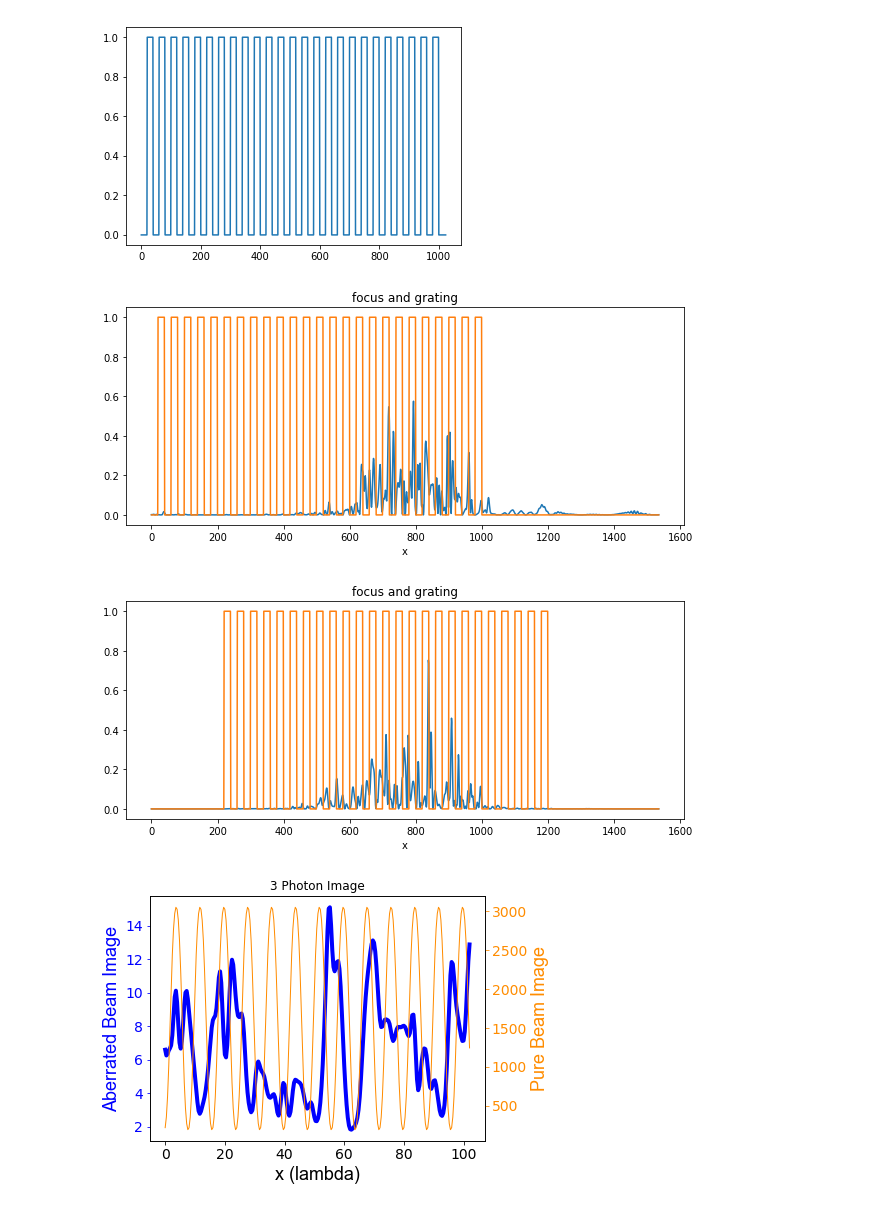
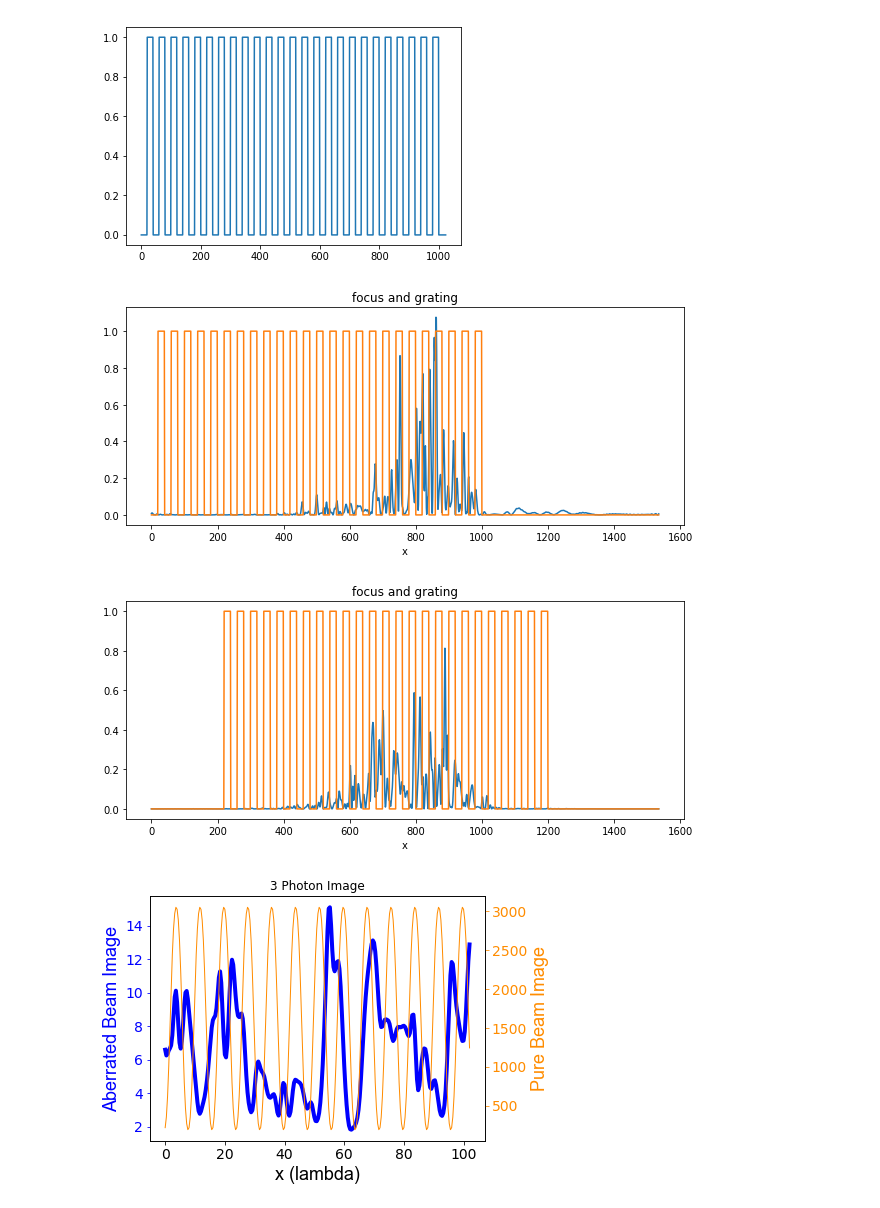
Before and after one commit to PrintRind/Turbid-Media-Propagation-Simulation, a Jupyter notebook: prop through turbid medium.ipynb, the cells around one changed output. Saved outputs shown, nothing was run; the diff lists cells and outputs as text; code cells hidden in the pictures.

```diff
--- a/prop through turbid medium.ipynb
+++ b/prop through turbid medium.ipynb
@@ -220,12 +218,12 @@ def step_beam(sample, grating_spacing, beam_step):
     return image
 # %%
 image = step_beam(sample, 2, 20)
-# image_pure = step_beam(sample1, 2, 0.2)
-# image_aberrated = step_beam(sample, 2, 0.2)
+image_pure = step_beam(sample1, 2, 0.2)
+image_aberrated = step_beam(sample, 2, 0.2)
 # %% [output]
 [figure]
-[figure, old version]
+[figure, new version]
-[figure, old version]
+[figure, new version]
 # %%
 xmax = N[1]*u[1]
 pixels = (xmax/num_steps)
```
Also changed, not shown: parts of 4 cells of this notebook.
